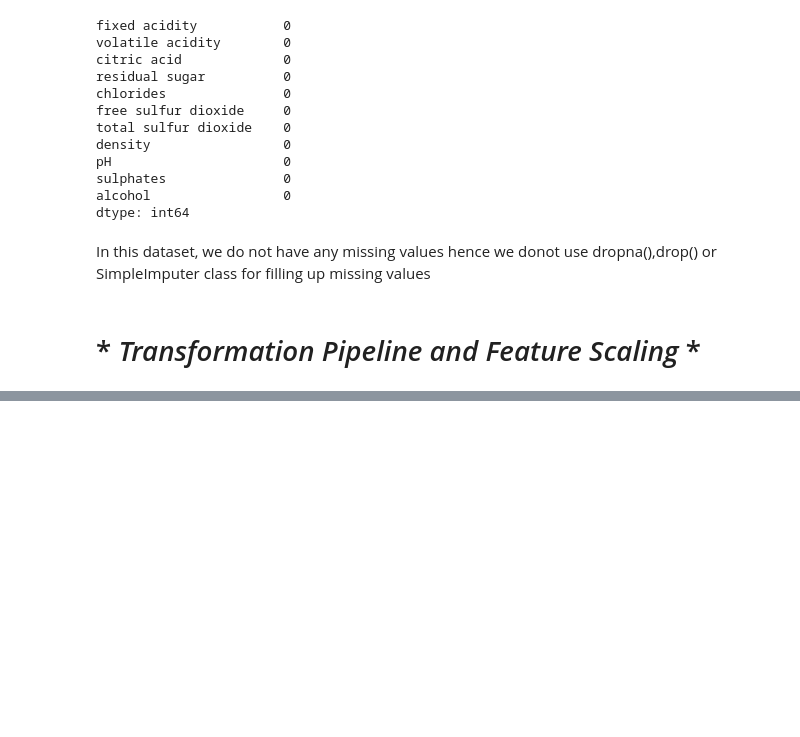
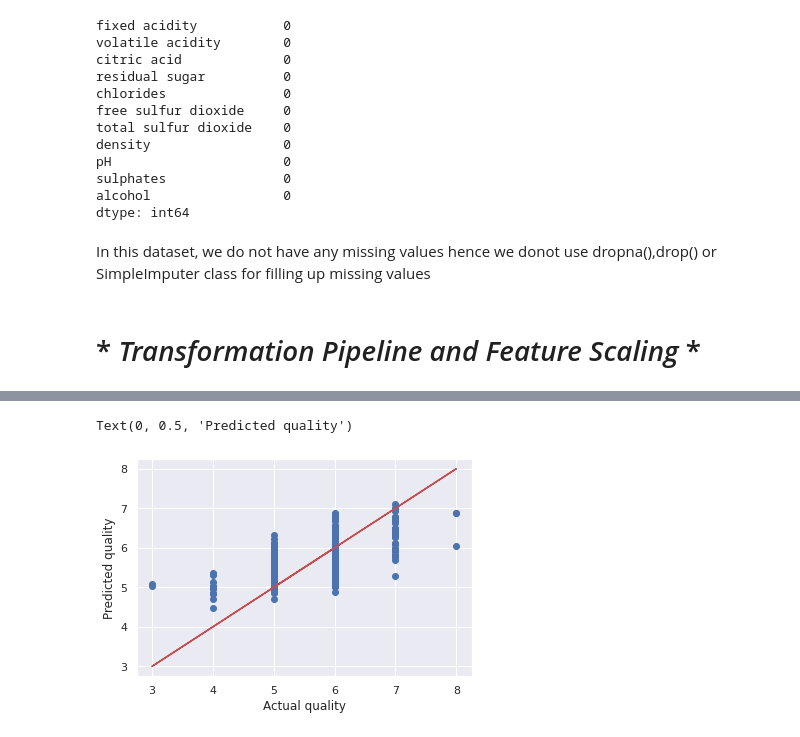
Before and after one commit to srijita1406/Machine-Learning-Projects, a Jupyter notebook: ML-project-red-wine-quality.ipynb, the cells around one changed output, grey strips where cells are left out. Cells and saved outputs as stored; diff of their text form; code cells hidden in the pictures; blank space fills up the shorter version.

```diff
--- a/ML-project-red-wine-quality.ipynb
+++ b/ML-project-red-wine-quality.ipynb
@@ -336,0 +449,8 @@ wine_features_tr = transform_pipeline.fit_transform(wine_features)
+# %%
+plt.scatter(wine_labels_test, quality_test_predictions)
+plt.plot(wine_labels_test, wine_labels_test, 'r-')
+plt.xlabel('Actual quality')
+plt.ylabel('Predicted quality')
+# %% [output]
+Text(0, 0.5, 'Predicted quality')
+[figure, added]
```
Also changed, not shown: parts of 21 cells of this notebook.
